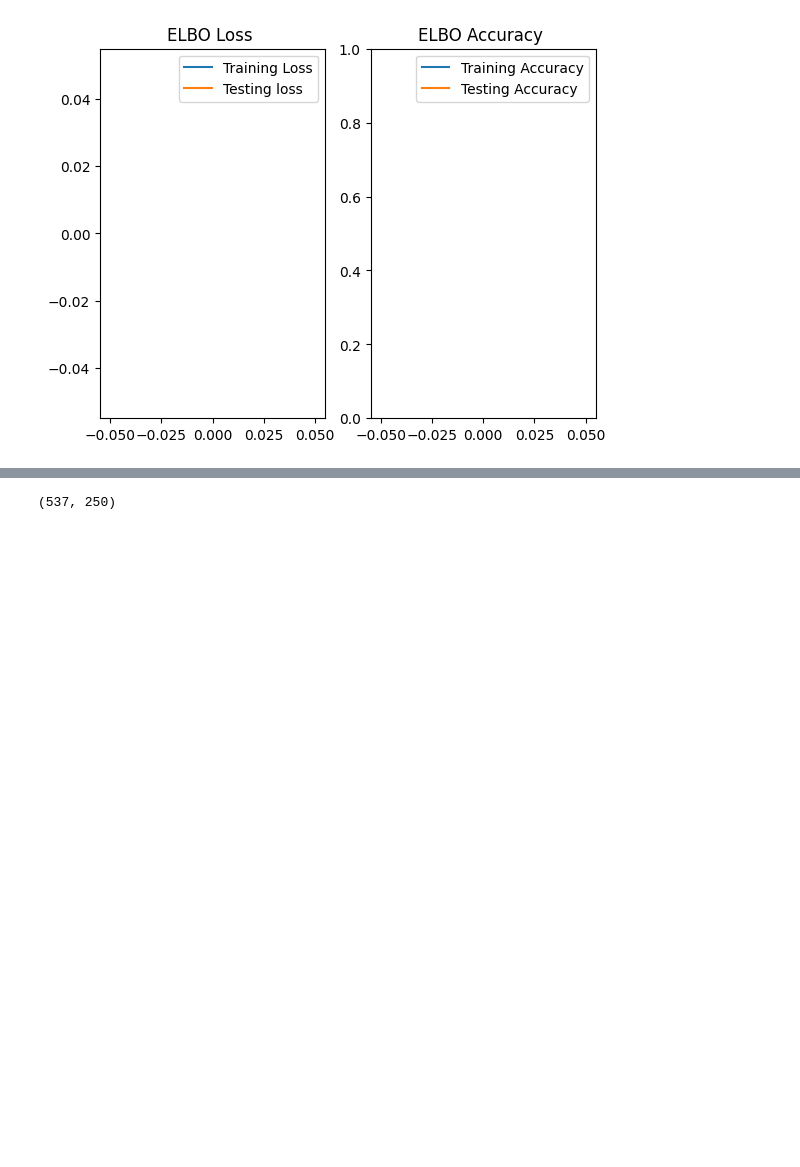
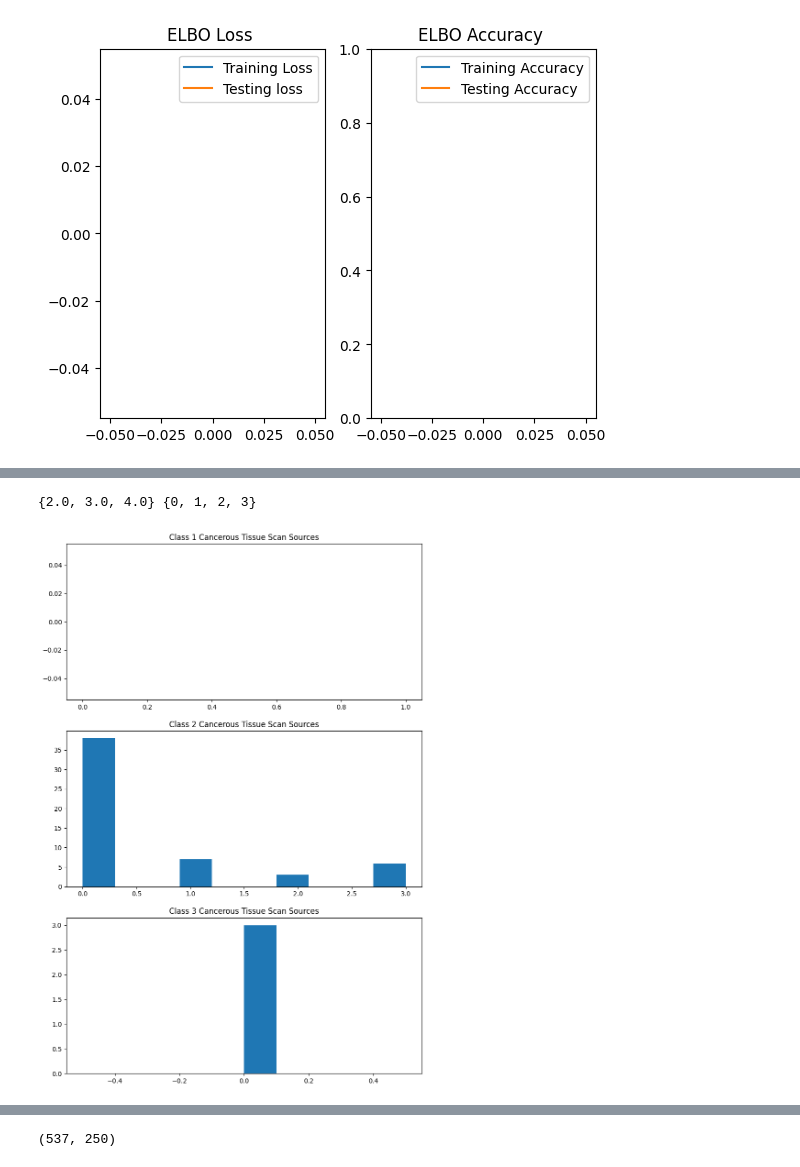
Before and after one commit to DIDSR/DomId, a Jupyter notebook: notebooks/HER2_results.ipynb, the cells around one changed output, grey strips where cells are left out. Drawn from its saved outputs; the diff is of its cells as text; code cells hidden in the pictures; blank space fills up the shorter version.

```diff
--- a/notebooks/HER2_results.ipynb
+++ b/notebooks/HER2_results.ipynb
@@ -163,6 +164,11 @@ def plot_histogram(domain_labels, machine_label):
     plt.title('Class 3 Cancerous Tissue Scan Sources')
     plt.show()
     # plt.savefig('./figures/hist_results'+str(epoch)+'.png')
+# %%
+plot_histogram(true_label, domain)
+# %% [output]
+{2.0, 3.0, 4.0} {0, 1, 2, 3}
+[figure, added]
 # %%
 plot_histogram(true_label, machine_num)
 # %% [output]
```
Also changed, not shown: parts of 7 cells of this notebook, 8 other files.
